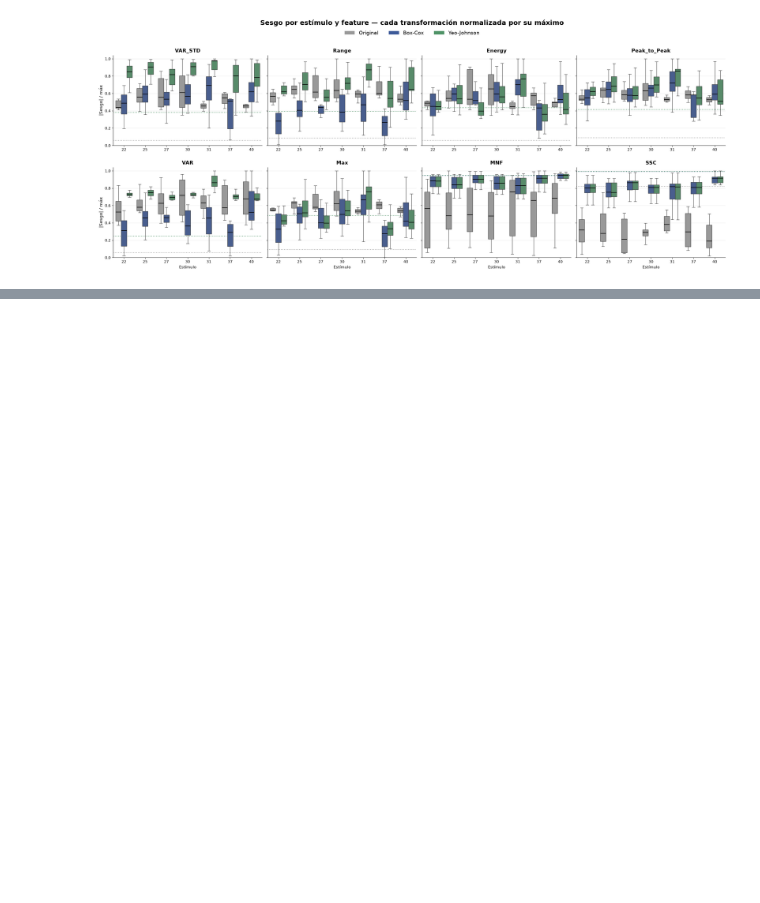
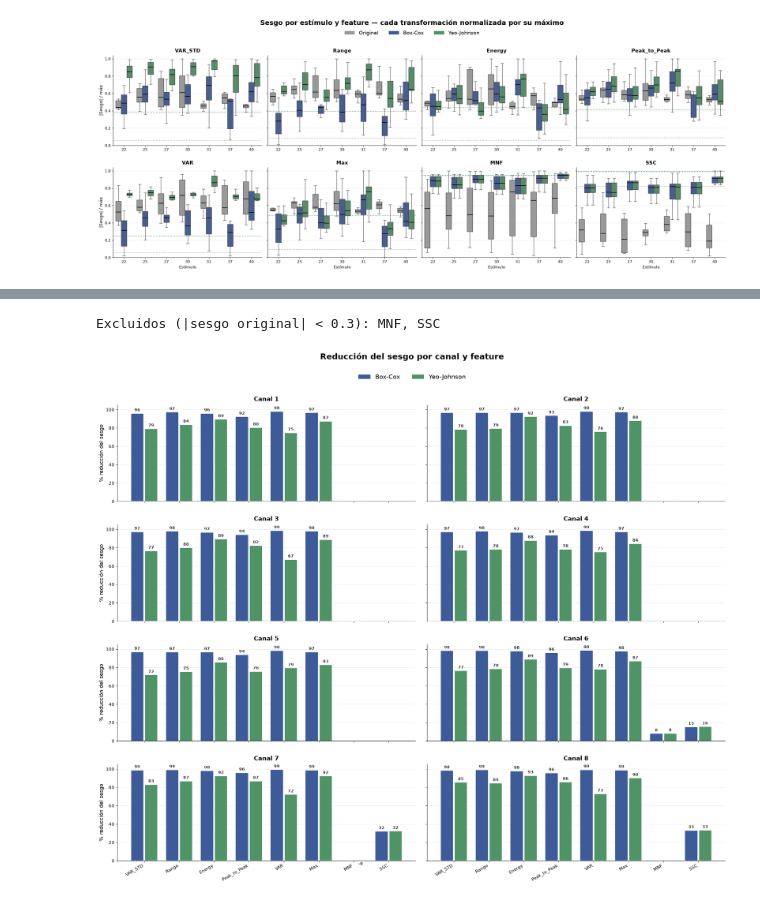
Before and after one commit to mariabda2/sEMG-ArmBand, a Jupyter notebook: notebooks/comparison.ipynb, the cells around one changed output, grey strips where cells are left out. Cells and saved outputs as stored; diff of their text form; code cells hidden in the pictures; blank space fills up the shorter version.

```diff
--- a/notebooks/comparison.ipynb
+++ b/notebooks/comparison.ipynb
@@ -696,0 +522,5 @@ Excluidos (|sesgo original| < 0.3): MNF, SSC
+# %%
+barras_reduccion(df_comparacion_max, FEATURES)
+# %% [output]
+Excluidos (|sesgo original| < 0.3): MNF, SSC
+[figure, added]
```
Also changed, not shown: parts of 30 cells of this notebook, 3 other files.
